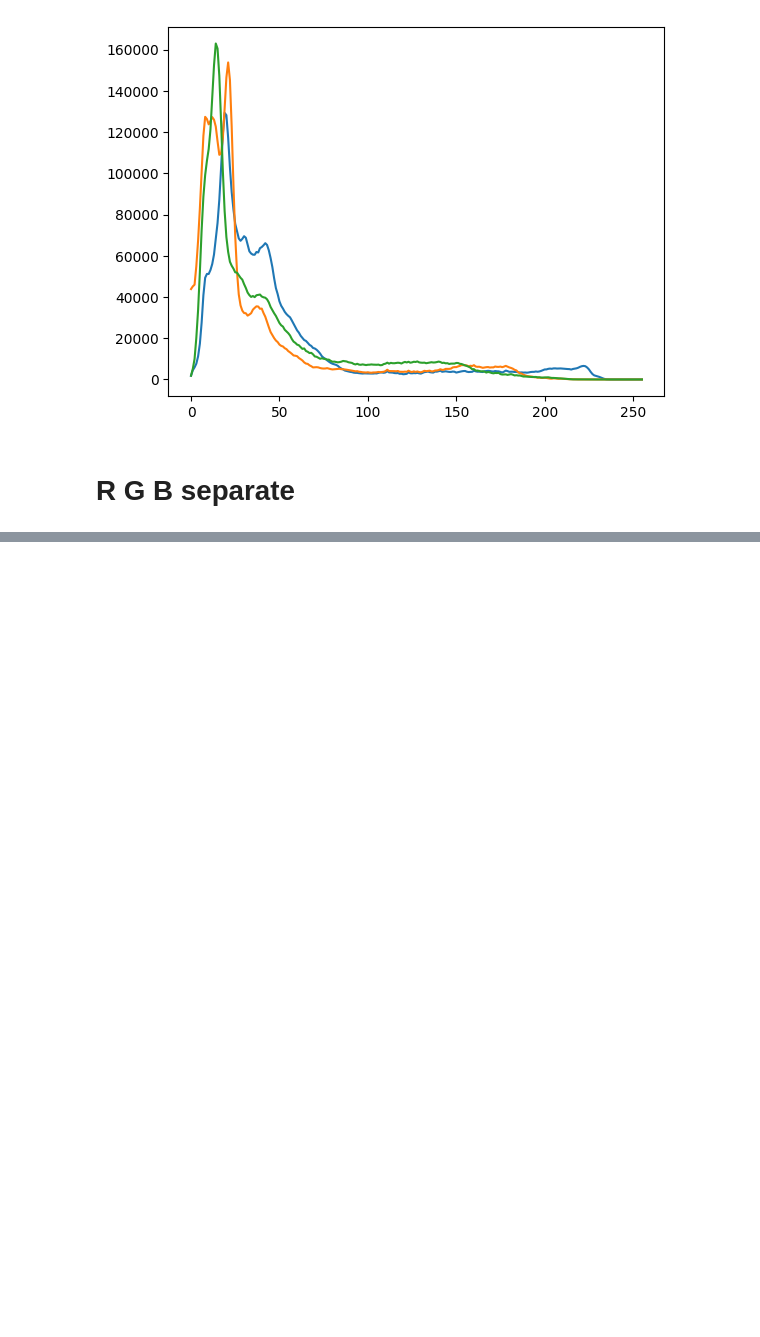
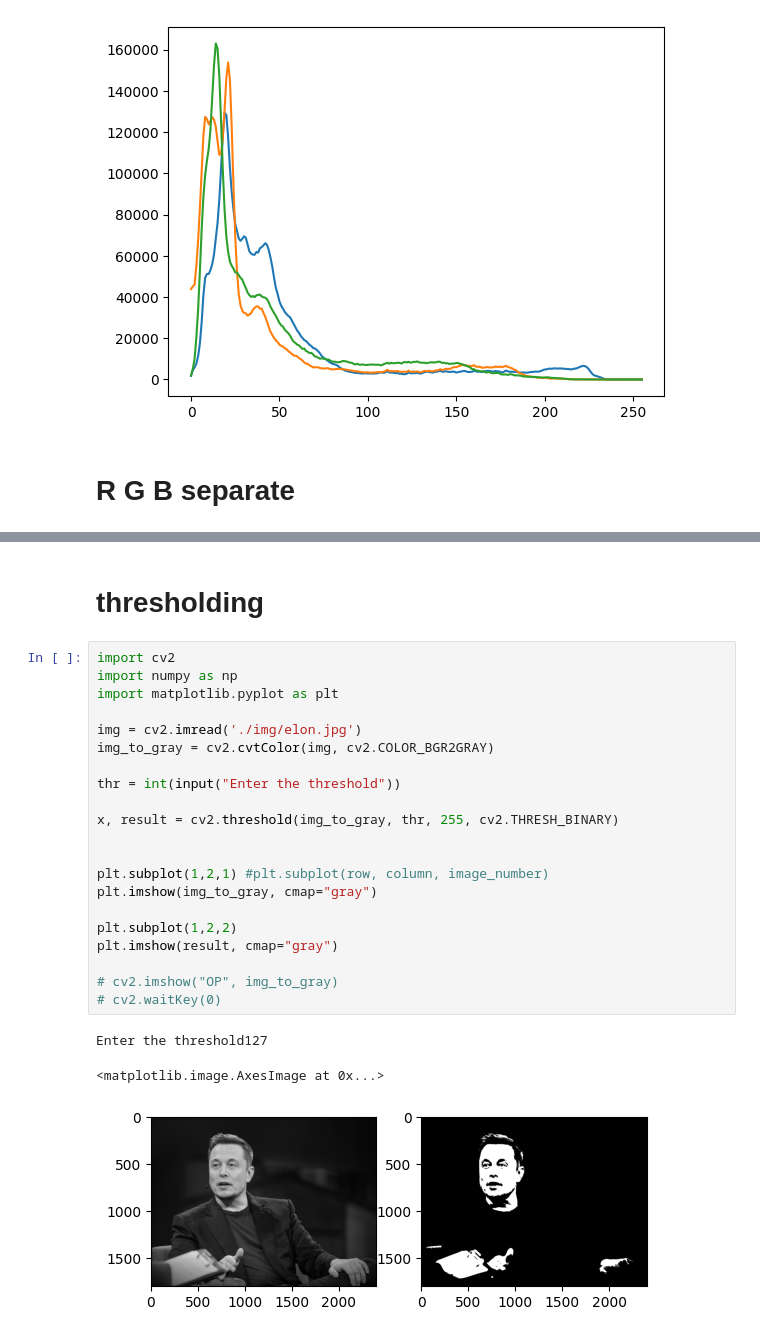
Before and after one commit to therahulsarkar/OpenCV-DIP, a Jupyter notebook: Demo.ipynb, the cells around one changed output, grey strips where cells are left out. Saved outputs shown, nothing was run; the diff lists cells and outputs as text; blank space fills up the shorter version.

```diff
--- a/Demo.ipynb
+++ b/Demo.ipynb
@@ -131,0 +142,27 @@ plt.plot(ouput_histogram)
+# %% [markdown]
+# thresholding
+# %%
+import cv2
+import numpy as np
+import matplotlib.pyplot as plt
+
+img = cv2.imread('./img/elon.jpg')
+img_to_gray = cv2.cvtColor(img, cv2.COLOR_BGR2GRAY)
+
+thr = int(input("Enter the threshold"))
+
+x, result = cv2.threshold(img_to_gray, thr, 255, cv2.THRESH_BINARY)
+
+
+plt.subplot(1,2,1) #plt.subplot(row, column, image_number)
+plt.imshow(img_to_gray, cmap="gray")
+
+plt.subplot(1,2,2)
+plt.imshow(result, cmap="gray")
+
+# cv2.imshow("OP", img_to_gray)
+# cv2.waitKey(0)
+# %% [output]
+Enter the threshold127
+<matplotlib.image.AxesImage at 0x...>
+[figure, added]
```
Also changed, not shown: parts of 15 cells of this notebook, 4 other files.
